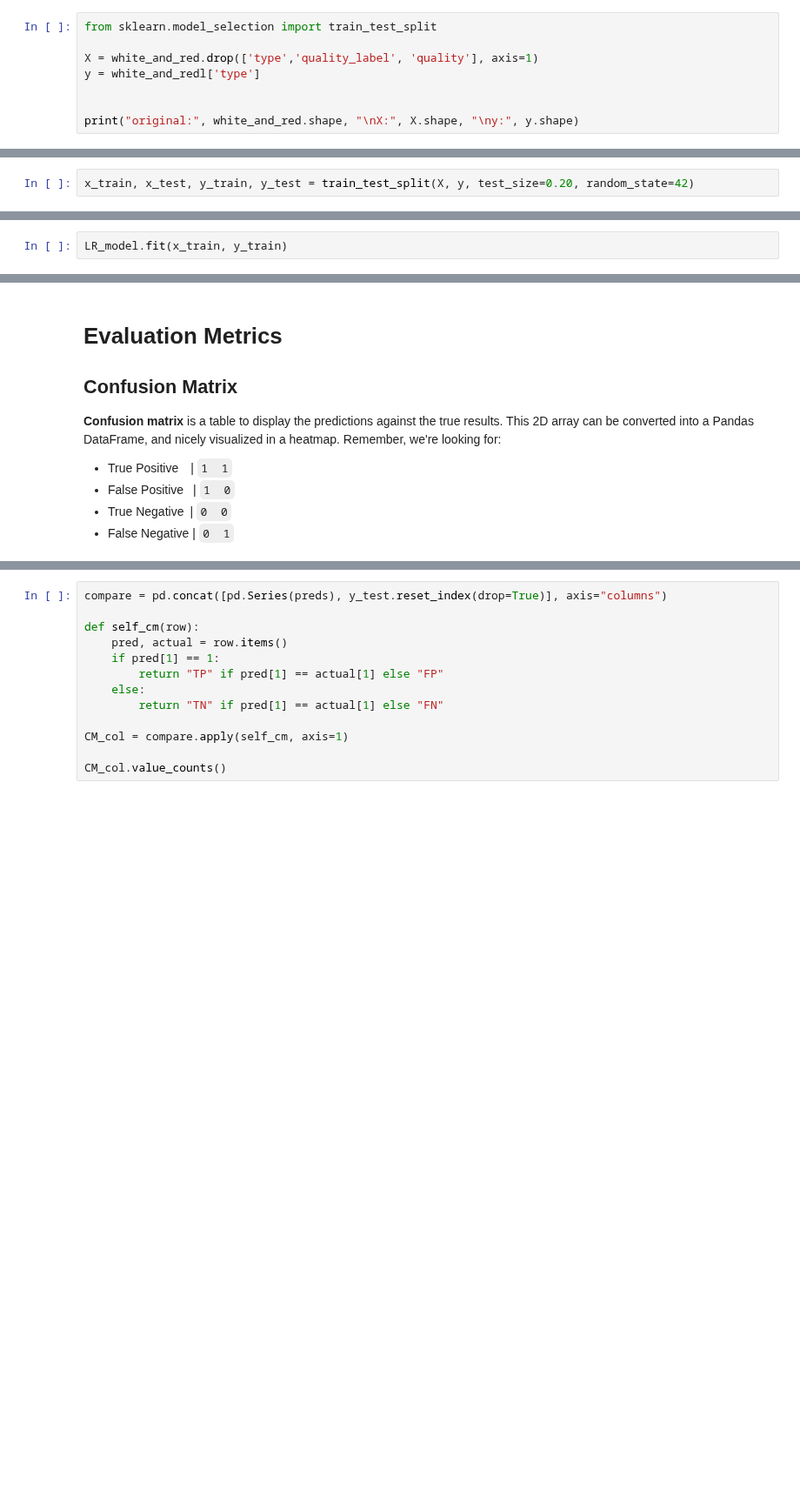
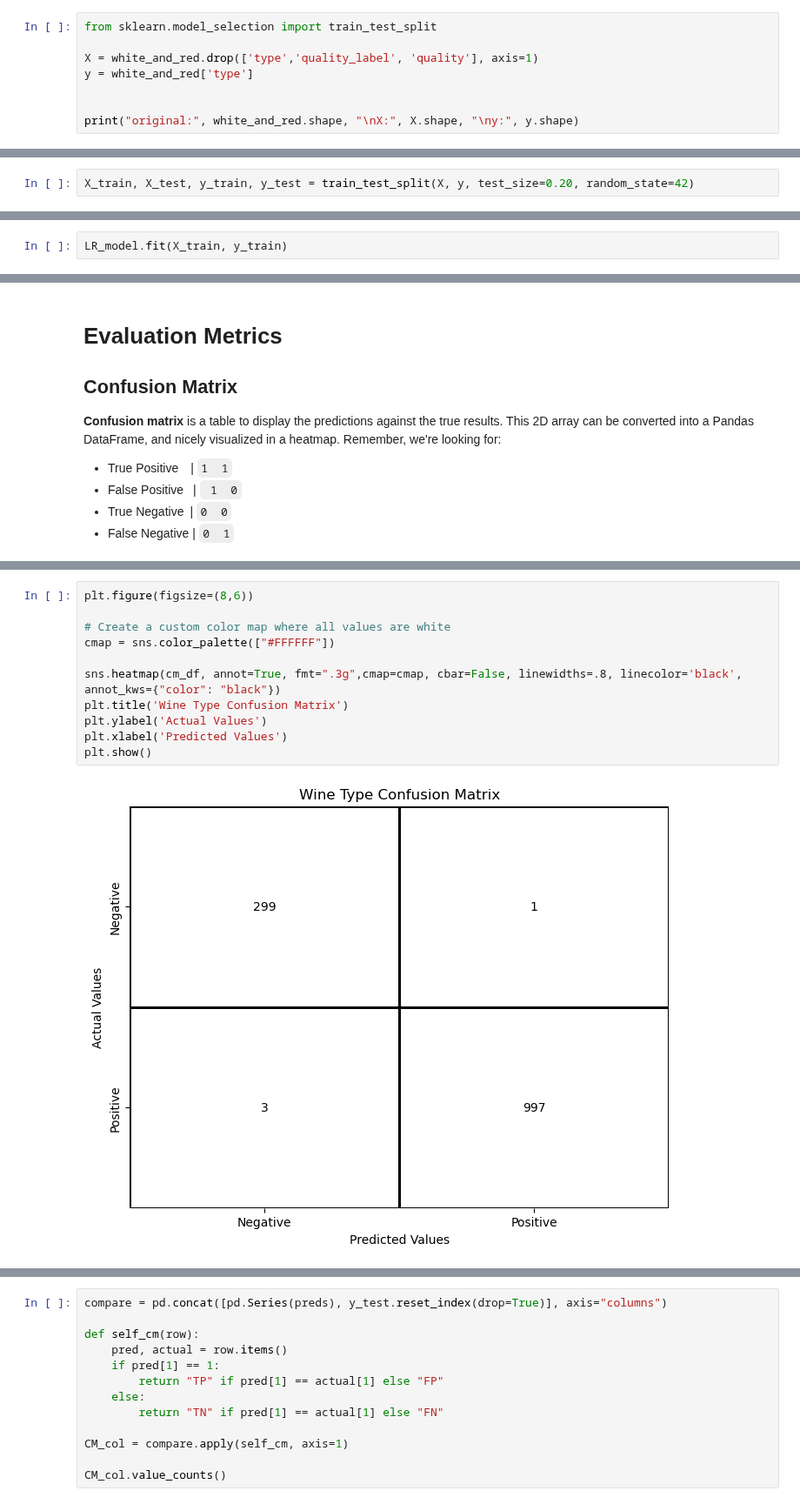
Before and after one commit to AlexIchie-coder/Projects, a Jupyter notebook: Blueberry_project.ipynb, the cells around one changed output, grey strips where cells are left out. Shown at 87% size. Drawn from its saved outputs; the diff is of its cells as text; blank space fills up the shorter version.

```diff
--- a/Blueberry_project.ipynb
+++ b/Blueberry_project.ipynb
@@ -419,7 +399,7 @@ dataplot = sns.heatmap(corr, cmap="coolwarm", annot=True, mask=mask, fmt='.2f')
 from sklearn.model_selection import train_test_split
 
 X = white_and_red.drop(['type','quality_label', 'quality'], axis=1)
-y = white_and_redl['type']
+y = white_and_red['type']
 
 
 print("original:", white_and_red.shape, "\nX:", X.shape, "\ny:", y.shape)
@@ -444,4 +424,4 @@ X
 | 6496 | 15.9 | 0.360 | 0.65 | 7.5 | 0.096 | 22.0 | ... |
 6497 rows × 11 columns
 # %%
-x_train, x_test, y_train, y_test = train_test_split(X, y, test_size=0.20, random_state=42)
+X_train, X_test, y_train, y_test = train_test_split(X, y, test_size=0.20, random_state=42)
@@ -452,7 +582,7 @@ from sklearn.linear_model import LogisticRegression
 
 LR_model = LogisticRegression(max_iter=700)
 # %%
-LR_model.fit(x_train, y_train)
+LR_model.fit(X_train, y_train)
 # %% [output]
 LogisticRegression(max_iter=700)
 # %%
@@ -642,0 +835,13 @@ Random Forest:  0.9969230769230769
+# %%
+plt.figure(figsize=(8,6))
+
+# Create a custom color map where all values are white
+cmap = sns.color_palette(["#FFFFFF"])
+
+sns.heatmap(cm_df, annot=True, fmt=".3g",cmap=cmap, cbar=False, linewidths=.8, linecolor='black', annot_kws={"color": "black"})
+plt.title('Wine Type Confusion Matrix')
+plt.ylabel('Actual Values')
+plt.xlabel('Predicted Values')
+plt.show()
+# %% [output]
+[figure, added]
```
Also changed, not shown: parts of 68 cells of this notebook.
